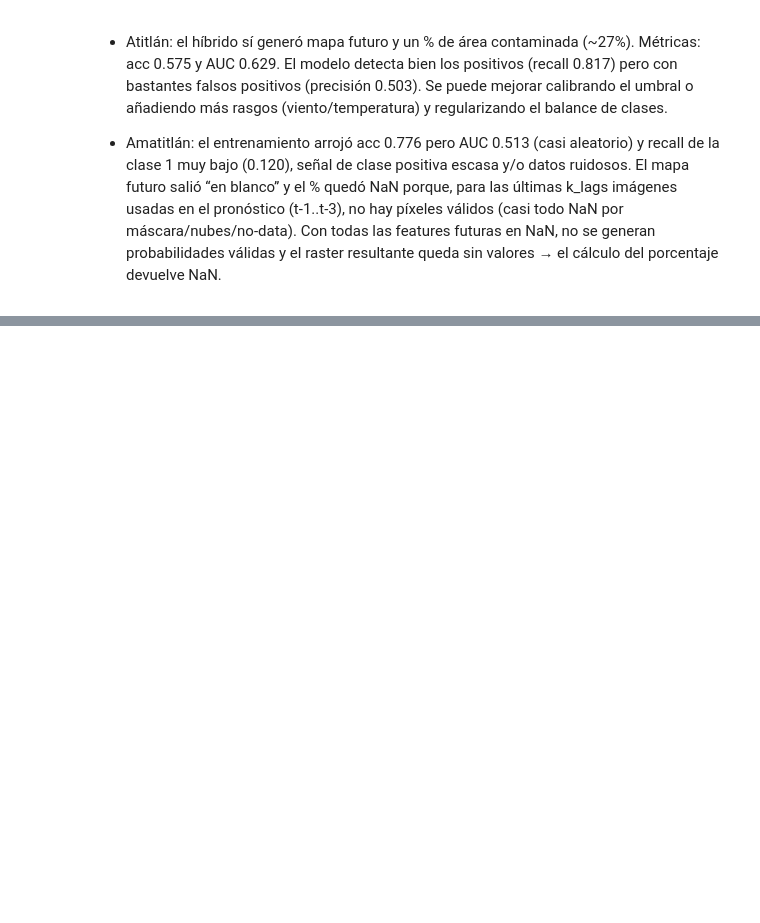
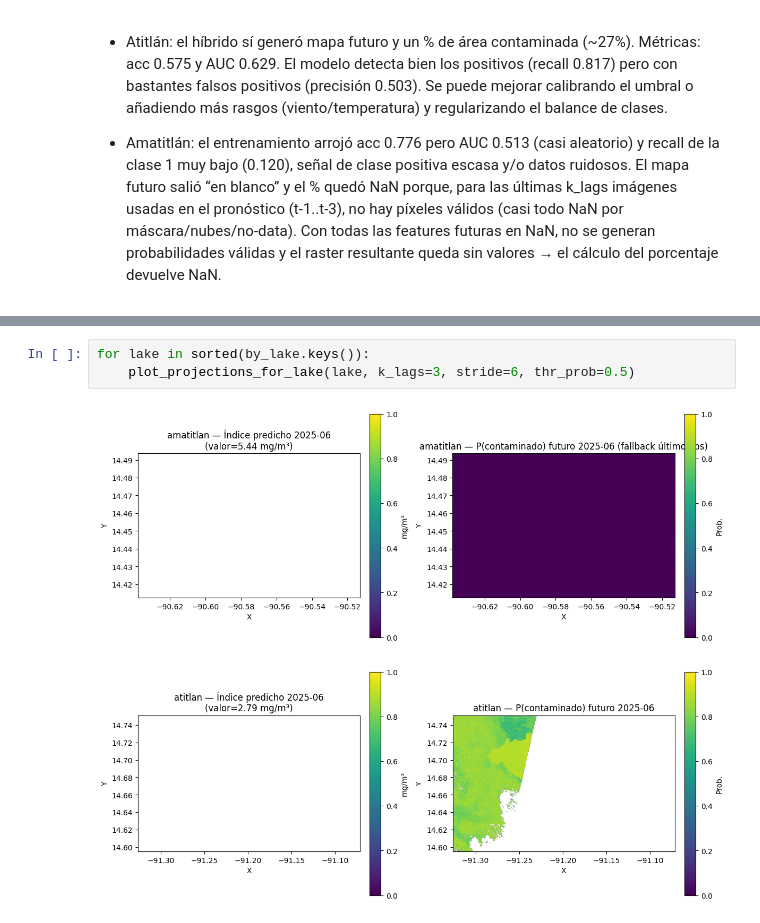
Before and after one commit to josuemj/Lake-Cyanobacteria-Sentinel2-Analysis, a Jupyter notebook: lab/analysis.ipynb, the cells around one changed output, grey strips where cells are left out. Drawn from its saved outputs; the diff is of its cells as text; blank space fills up the shorter version.

```diff
--- a/lab/analysis.ipynb
+++ b/lab/analysis.ipynb
@@ -957,0 +1037,6 @@ El mapa futuro salió “en blanco” y el % quedó NaN porque, para las última
+# %%
+for lake in sorted(by_lake.keys()):
+    plot_projections_for_lake(lake, k_lags=3, stride=6, thr_prob=0.5)
+# %% [output]
+[figure, added]
+[figure, added]
```
Also changed, not shown: parts of 3 cells of this notebook.
